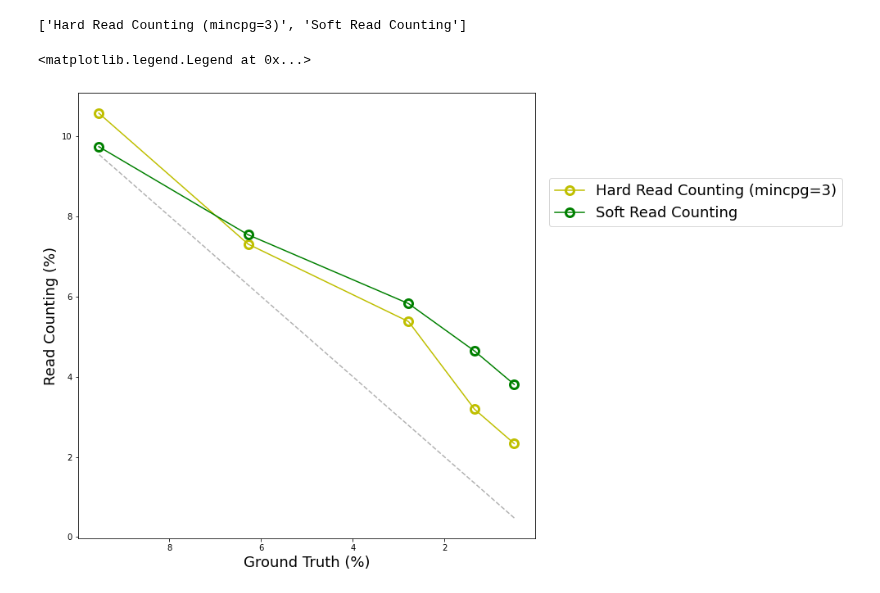
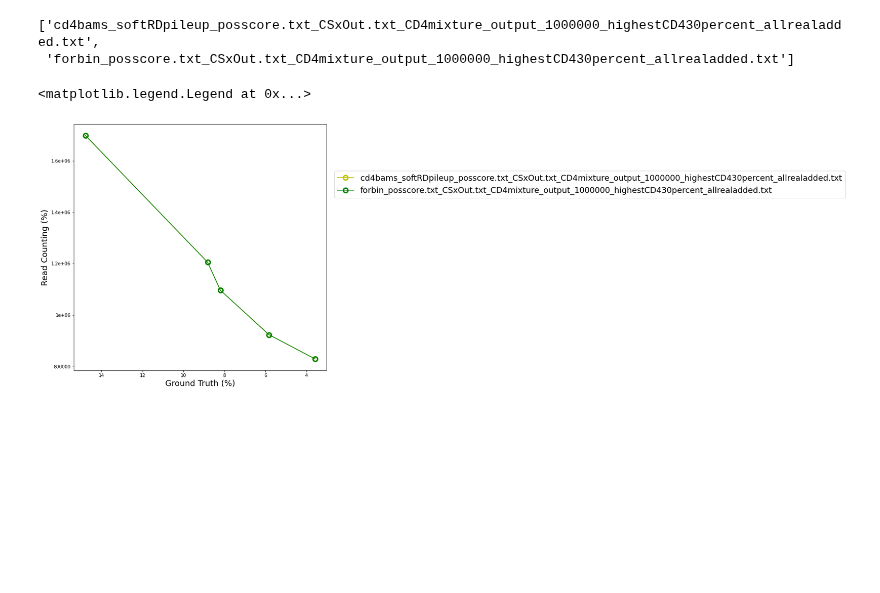
Before and after one commit to Irfanwustl/Research_code, a Jupyter notebook: likephased-seq/extfig5_on_insilico/plot_g_irf0.ipynb, the cells around one changed output. Saved outputs shown, nothing was run; the diff lists cells and outputs as text; code cells hidden in the pictures; blank space fills up the shorter version.

```diff
--- a/likephased-seq/extfig5_on_insilico/plot_g_irf0.ipynb
+++ b/likephased-seq/extfig5_on_insilico/plot_g_irf0.ipynb
@@ -5,7 +5,7 @@ import os
 import matplotlib.pyplot as plt
 import matplotlib.ticker as mtick
 # %%
-infol = '/Users/irffanalahi/Research/Research_code/gitignorefolder/MHB_per_read/softreadcounting/testtheidea/veryefficient/fulltest/corr/allctcorr_weightedbycpg/5g/cellular_proportion/NK'
+infol = '/Users/irffanalahi/Research/Research_code/gitignorefolder/MHB_per_read/softreadcounting/testtheidea/softRD_pileup/corr/allctcorr_weightedbycpg/5g/posscore/mNeu'
 infiles = os.listdir(infol)
 
 if '.ipynb_checkpoints' in infiles:
@@ -16,7 +16,7 @@ if '.DS_Store' in infiles:
 
 num_groups = 1
 
-cell = 'NK'
+cell = 'mNeu'
 cell_real = cell+'_real'
 
 ######################## very hard code########
@@ -26,7 +26,8 @@ colorlist=['y','g','b','r','black','violet','orange','brown','purple']
 infiles.sort()
 infiles
 # %% [output]
-['Hard Read Counting (mincpg=3)', 'Soft Read Counting']
+['cd4bams_softRDpileup_posscore.txt_CSxOut.txt_CD4mixture_output_1000000_highestCD430percent_allrealadded.txt',
+ 'forbin_posscore.txt_CSxOut.txt_CD4mixture_output_1000000_highestCD430percent_allrealadded.txt']
 # %%
 def merge(list1, list2):
 
@@ -85,34 +86,34 @@ colcounter=0
 for file_name in infiles:
     file = infol + '/' + file_name
     data = pd.read_csv(file, sep='\t', index_col=0)
     df = pd.DataFrame(data)
 
     df['Index Number'] = [int(i.split('insilmix')[-1]) for i in df.index]
 
     df.sort_values(['Index Number'], inplace=True)
     df = df.drop('Index Number', axis=1)
 
     for col in df.columns:
         if 'real' not in col:
             df[col] = np.array(df[col]) * 100
 
     y, x = generate_lists(df, cell, cell_real)
     ax.plot(np.array(x), y, label=file_name, marker='o', mew=3, ms=10, fillstyle='none',c=colorlist[colcounter])
     colcounter=colcounter+1
 
-ax.plot(x, x, alpha=0.3, ls='--', c='k')
+#ax.plot(x, x, alpha=0.3, ls='--', c='k')
 ax.invert_xaxis()
 #ax.set_xscale('log')
 #ax.set_yscale('log')
 ax.set_xlabel('Ground Truth (%)', fontsize=18)
 ax.set_ylabel('Read Counting (%)', fontsize=18)
 ax.xaxis.set_major_formatter(mtick.FuncFormatter(lambda y, _: '{:g}'.format(y)))
 ax.yaxis.set_major_formatter(mtick.FuncFormatter(lambda y, _: '{:g}'.format(y)))
 #plt.xlim([100,0.1])
 #plt.ylim([0.1,100])
 plt.legend(loc=(1.03, 0.7), fontsize=18)
 # %% [output]
 <matplotlib.legend.Legend at 0x...>
-[figure, old version]
+[figure, new version]
 # %%
 fig.savefig(infol+'plot_g.pdf',dpi=300, bbox_inches='tight')
```
Also changed, not shown: 7 other files.
